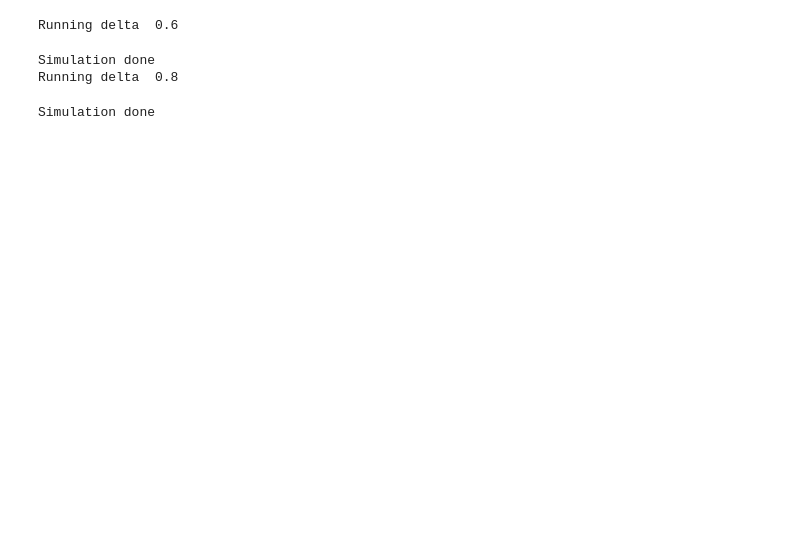
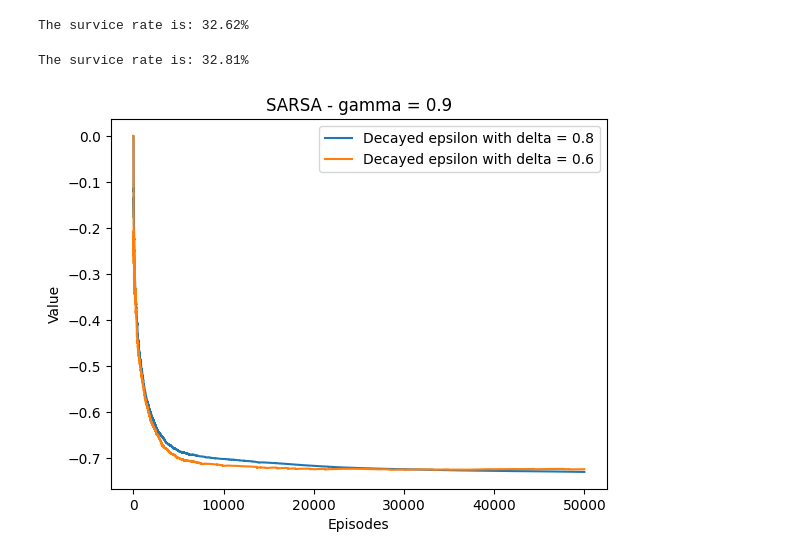
Before and after one commit to tawsiislam/RL_labs, a Jupyter notebook: lab1/SARSA_All_in_one.ipynb, the cells around one changed output. Cells and saved outputs as stored; diff of their text form; code cells hidden in the pictures; blank space fills up the shorter version.

```diff
--- a/lab1/SARSA_All_in_one.ipynb
+++ b/lab1/SARSA_All_in_one.ipynb
@@ -113,62 +94,62 @@ plt.show()
 # %%
 #SARSA with decay
 #SARSA
 import numpy as np
 import matplotlib.pyplot as plt
 import problem1_bonus as mz_b
-import copy
 maze_mat = np.array([
                 [0, 0, 1, 0, 0, 0, 0, 0],
                 [0, 0, 1, 0, 0, 1, 0, 0],
                 [0, 0, 1, 0, 0, 1, 1, 1],
                 [0, 0, 1, 0, 0, 1, 0, 0],
                 [0, 0, 0, 0, 0, 0, 0, 0],
                 [0, 1, 1, 1, 1, 1, 1, 0],
                 [0, 0, 0, 0, 1, 2, 0, 0]])
 start_pos = (0,0)
 minotaur_pos = (6,5)
 key_pos = (0,7)
 # SARSA
-env1= mz_b.Maze_bonus(maze_mat,None,False,False,False)
-n_states  = env1.n_states
-n_actions = env1.n_actions
+env = mz_b.Maze_bonus(maze_mat,None,False,False,False)
+n_states  = env.n_states
+n_actions = env.n_actions
 # Finite horizon
 no_episodes = 50000
-t_horizon = 200
+t_horizon = 300
 alpha = 2/3
-gamma = 49/50
-delta_list = [0.6,0.8]
+gamma = 45/50
+delta_list = [0.8,0.6]
 start  = ((0, 0),(6, 5),0)
-value_mat = []
+value_mat = [[],[]]
 Q_init = np.zeros((n_states, n_actions))
 # Solve the MDP problem with dynamic programming
-print("Running delta ",delta_list[0])
-np.random.seed(1)
-Q, policy, value_list_1 = mz_b.SARSA_with_decay(env1,copy.deepcopy(Q_init),start,no_episodes,t_horizon,alpha,gamma,delta_list[0])
-print("Simulation done")
-value_mat.append(value_list_1)
-# success = 0
-# for _ in range(n):
-#     path = env.simulate(start, policy, 'ValIter')
-#     if path[-1][0] == (6, 5) and path[-1][2]==1:
-#         success += 1
-# probability_list.append(success/n)
-# print("The survival rate is: "+str(100*success/n)+"%")
-print("Running delta ",delta_list[1])
-np.random.seed(1)
-env2 = mz_b.Maze_bonus(maze_mat,None,False,False,False)
-Q, policy, value_list_2 = mz_b.SARSA_with_decay(env2,copy.deepcopy(Q_init),start,no_episodes,t_horizon,alpha,gamma,delta_list[1])
-print("Simulation done")
-value_mat.append(value_list_2)
-# success = 0
-# for _ in range(n):
-#     path = env.simulate(start, policy, 'ValIter')
-#     if path[-1][0] == (6, 5) and path[-1][2]==1:
-#         success += 1
-# probability_list.append(success/n)
-# print("The survival rate is: "+str(100*success/n)+"%")
+Q, policy, value_list_1 = mz_b.SARSA_with_decay(env,Q_init,start,no_episodes,t_horizon,alpha,gamma,delta_list[0])
+value_mat[0] = value_list_1
+success = 0
+for _ in range(n):
+    path = env.simulate(start, policy, 'ValIter')
+    if path[-1][0] == (6, 5) and path[-1][2]==1:
+        success += 1
+probability_list.append(success/n)
+print("The survice rate is: "+str(100*success/n)+"%")
+Q_init = np.zeros((n_states, n_actions))
+Q, policy, value_list_2 = mz_b.SARSA_with_decay(env,Q_init,start,no_episodes,t_horizon,alpha,gamma,delta_list[1])
+value_mat[1]= value_list_2
+success = 0
+for _ in range(n):
+    path = env.simulate(start, policy, 'ValIter')
+    if path[-1][0] == (6, 5) and path[-1][2]==1:
+        success += 1
+probability_list.append(success/n)
+print("The survice rate is: "+str(100*success/n)+"%")
+
+plt.plot(value_mat[0])
+plt.plot(value_mat[1])
+plt.ylabel('Value')
+plt.xlabel('Episodes')
+plt.title('SARSA - gamma = '+str(gamma))
+plt.legend(['Decayed epsilon with delta = '+str(delta_list[0]), 'Decayed epsilon with delta = '+str(delta_list[1])])
+plt.show()
 # %% [output]
-Running delta  0.6
+The survice rate is: 32.62%
-Simulation done
-Running delta  0.8
+The survice rate is: 32.81%
-Simulation done
+[figure, added]
```
Also changed, not shown: parts of 4 cells of this notebook, 6 other files.
